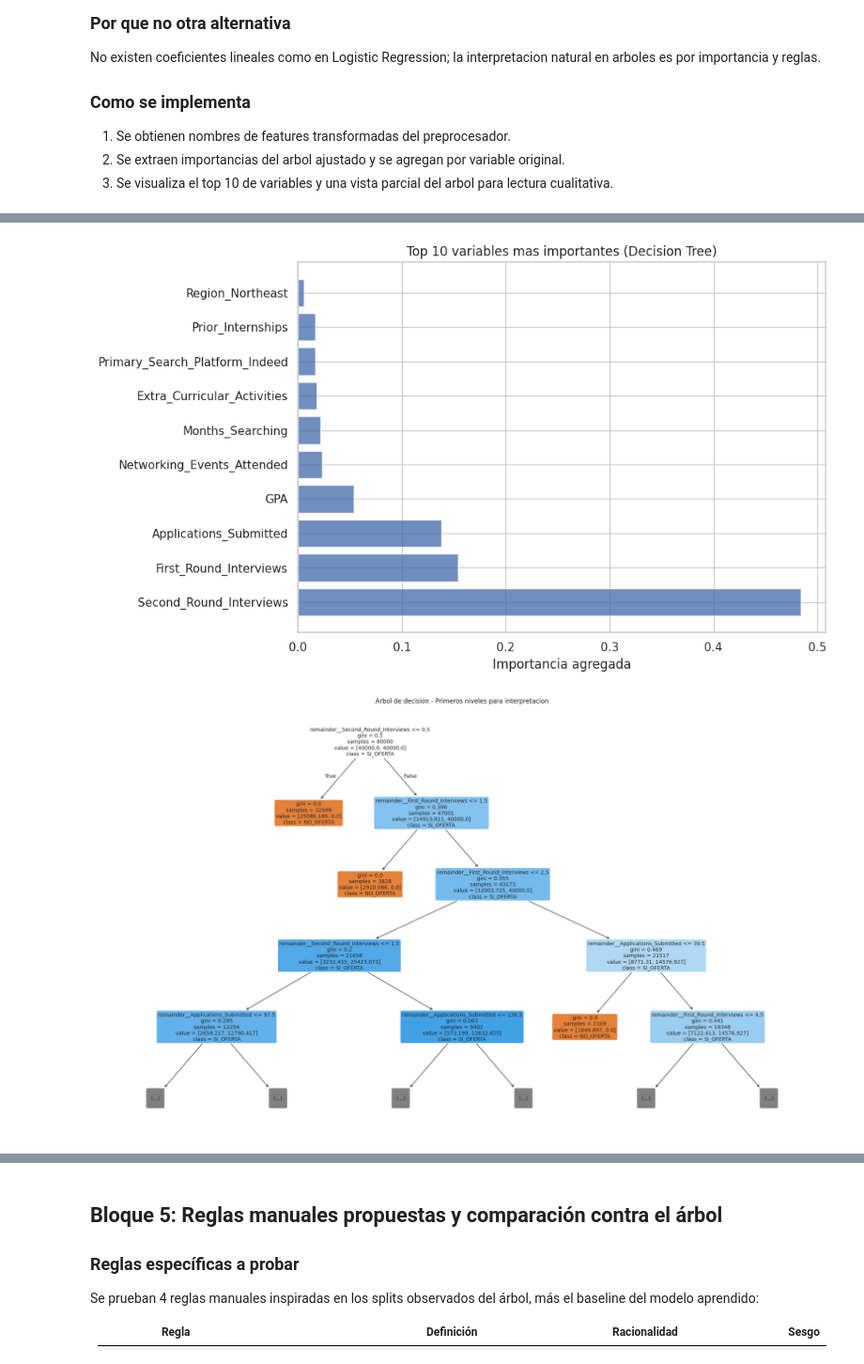
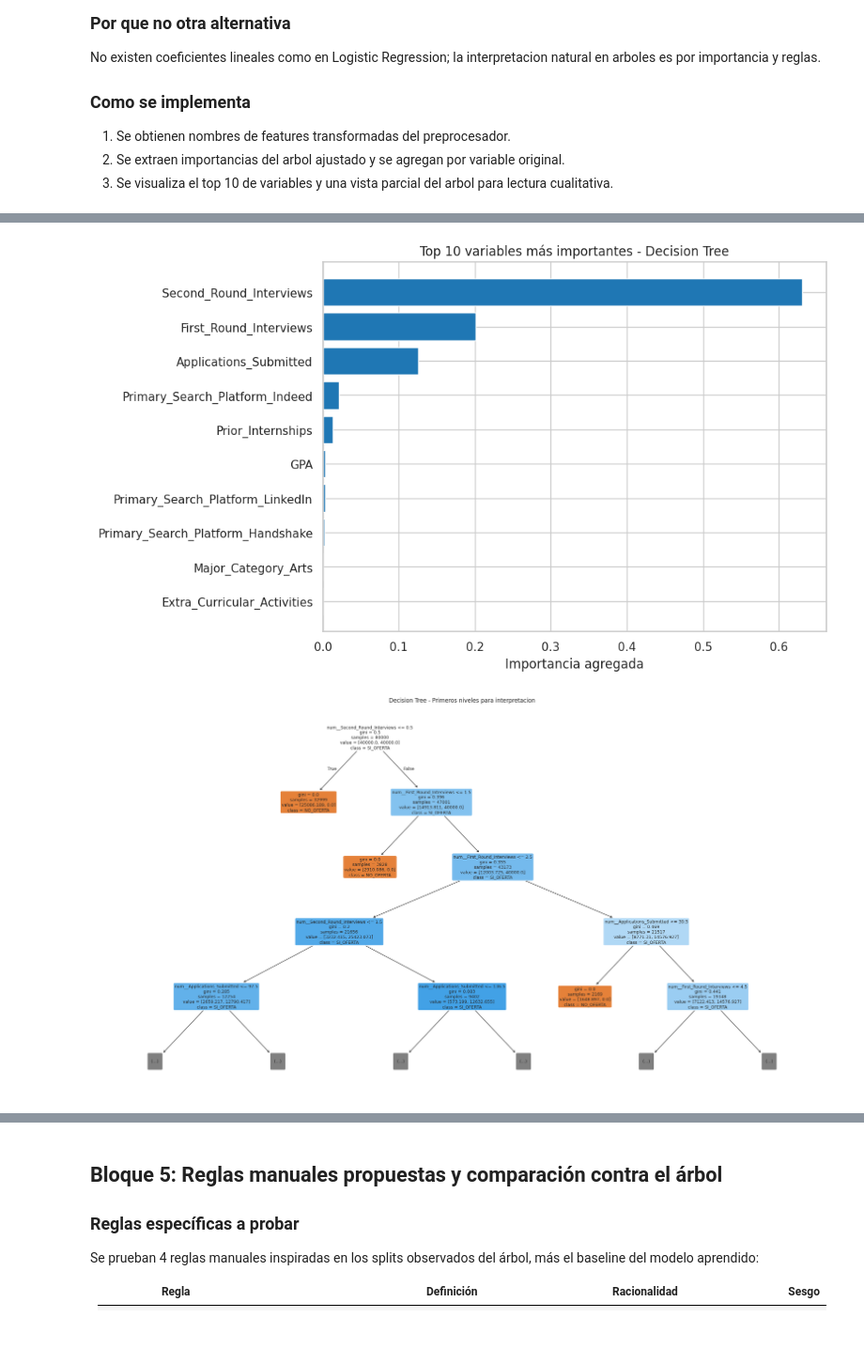
Before and after one commit to NacisCric-2908/mineria, a Jupyter notebook: job/decision_tree_offer_received.ipynb, the cells around one changed output, grey strips where cells are left out. Shown at 94% size. Saved outputs shown, nothing was run; the diff lists cells and outputs as text; code cells hidden in the pictures; blank space fills up the shorter version.

```diff
--- a/job/decision_tree_offer_received.ipynb
+++ b/job/decision_tree_offer_received.ipynb
@@ -172,12 +197,20 @@ feature_groups_df = pd.DataFrame({
     'Variables': [', '.join(numeric_cols), ', '.join(categorical_cols)],
 })
 
-X_train, X_test, y_train, y_test = train_test_split(
+X_train_full, X_test, y_train_full, y_test = train_test_split(
     X,
     y,
     test_size=0.20,
     random_state=SEED,
     stratify=y,
+)
+
+X_train, X_val, y_train, y_val = train_test_split(
+    X_train_full,
+    y_train_full,
+    test_size=0.20,
+    random_state=SEED,
+    stratify=y_train_full,
 )
 
 split_summary_df = pd.DataFrame([
@@ -186,6 +219,12 @@ split_summary_df = pd.DataFrame([
         'Filas': X_train.shape[0],
         'Proporcion_sobre_total': round(X_train.shape[0] / X.shape[0], 4),
         'Tasa_SI_OFERTA': round(y_train.mean(), 4),
+    },
+    {
+        'Conjunto': 'Validation',
+        'Filas': X_val.shape[0],
+        'Proporcion_sobre_total': round(X_val.shape[0] / X.shape[0], 4),
+        'Tasa_SI_OFERTA': round(y_val.mean(), 4),
     },
     {
         'Conjunto': 'Test',
@@ -352,47 +563,51 @@ No existen coeficientes lineales como en Logistic Regression; la interpretacion
 2. Se extraen importancias del arbol ajustado y se agregan por variable original.
 3. Se visualiza el top 10 de variables y una vista parcial del arbol para lectura cualitativa.
 # %%
-# Extraer feature importances del modelo entrenado
-dt_fitted = dt_pipeline.named_steps['model']
+dt_fitted = final_pipeline.named_steps['model']
 importances = dt_fitted.feature_importances_
-feature_names = dt_pipeline.named_steps['preprocessor'].get_feature_names_out()
+feature_names = final_pipeline.named_steps['preprocessor'].get_feature_names_out()
 
-# Crear dataframe de importancias
 importance_df = pd.DataFrame({
     'feature': feature_names,
-    'importance': importances
+    'importance': importances,
 }).sort_values('importance', ascending=False)
-display(importance_df)
+importance_df['base_variable'] = importance_df['feature'].apply(
+    lambda x: x.split('__', 1)[-1] if '__' in x else x
+)
+variable_importance_df = (
+    importance_df.groupby('base_variable', as_index=False)['importance']
+    .sum()
+    .sort_values('importance', ascending=False)
+)
 
-# Agregar importancias por variable original (deshacer one-hot encoding)
-feature_groups_df = importance_df.copy()
-feature_groups_df['base_variable'] = feature_groups_df['feature'].apply(
-    lambda x: x.split('__')[-1] if '__' in x else x
-)
-variable_importance_df = feature_groups_df.groupby('base_variable')['importance'].sum().sort_values(ascending=False).reset_index()
-variable_importance_df.columns = ['base_variable', 'importance']
+display(importance_df.head(20))
 display(variable_importance_df)
 
-# Top 10 features (agregadas)
-top10 = variable_importance_df.head(10)
+top10 = variable_importance_df.head(10).sort_values('importance', ascending=True)
 fig, ax = plt.subplots(figsize=(10, 6))
-ax.barh(range(len(top10)), top10['importance'].values, alpha=0.8)
-ax.set_yticks(range(len(top10)))
-ax.set_yticklabels(top10['base_variable'].values)
+ax.barh(top10['base_variable'], top10['importance'], color='#1f77b4')
 ax.set_xlabel('Importancia agregada')
-ax.set_title('Top 10 variables mas importantes (Decision Tree)')
+ax.set_title('Top 10 variables más importantes - Decision Tree')
 plt.tight_layout()
+plt.savefig(FEATURE_IMPORTANCE_PATH, dpi=160, bbox_inches='tight')
 plt.show()
 
-# Visualizar arbol (primeros 4 niveles para interpretabilidad)
-fig, ax = plt.subplots(figsize=(20, 12))
-plot_tree(dt_fitted, feature_names=feature_names, class_names=['NO_OFERTA', 'SI_OFERTA'],
-          max_depth=4, filled=True, rounded=True, ax=ax, fontsize=10)
-plt.title('Arbol de decision - Primeros niveles para interpretacion')
+fig, ax = plt.subplots(figsize=(22, 12))
+plot_tree(
+    dt_fitted,
+    feature_names=feature_names,
+    class_names=['NO_OFERTA', 'SI_OFERTA'],
+    max_depth=4,
+    filled=True,
+    rounded=True,
+    fontsize=9,
+    ax=ax,
+)
+plt.title('Decision Tree - Primeros niveles para interpretacion')
 plt.tight_layout()
+plt.savefig(TREE_PREVIEW_PATH, dpi=160, bbox_inches='tight')
 plt.show()
 
-# Exportar reglas del arbol en texto
-rules_text = export_text(dt_fitted, feature_names=feature_names)
-print(rules_text[:2000])  # Primeros 2000 caracteres
+rules_text = export_text(dt_fitted, feature_names=list(feature_names))
+print(rules_text[:3000])
 # %% [output]
@@ -433,2 +648,2 @@ print(rules_text[:2000])  # Primeros 2000 caracteres
-[figure, old version]
+[figure, new version]
-[figure, old version]
+[figure, new version]
```
Also changed, not shown: parts of 13 cells of this notebook, 19 other files.
